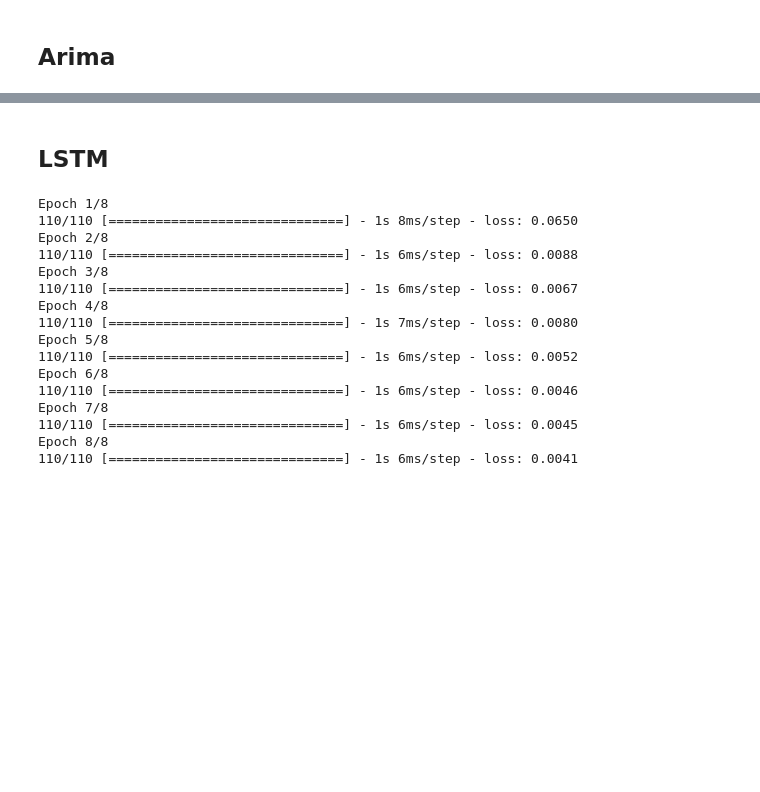
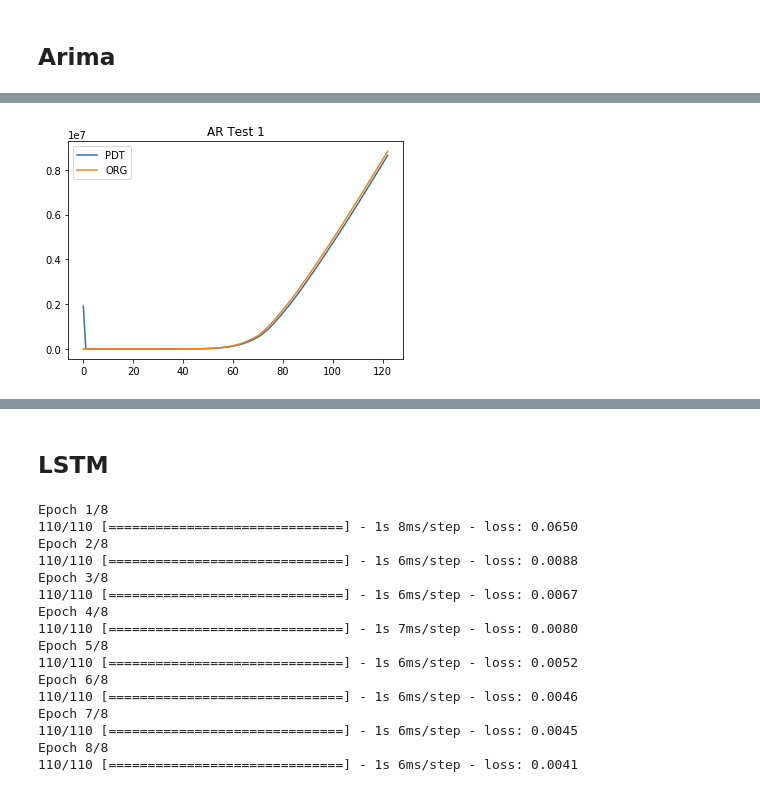
Before and after one commit to klchai/dashboard_coronavirus, a Jupyter notebook: server/prophet.ipynb, the cells around one changed output, grey strips where cells are left out. Saved outputs shown, nothing was run; the diff lists cells and outputs as text; code cells hidden in the pictures; blank space fills up the shorter version.

```diff
--- a/server/prophet.ipynb
+++ b/server/prophet.ipynb
@@ -72,7 +118,21 @@ pred_cnfrm = predgrp.loc[:,["Date","Confirmed"]]
+# %%
+def draw_ar(ts, w):
+    arma = ARMA(ts, order=(w,0)).fit(disp=-1)
+    ts_predict = arma.predict()
+
+    plt.clf()
+    plt.plot(ts_predict, label="PDT")
+    plt.plot(ts, label = "ORG")
+    plt.legend(loc="best")
+    plt.title("AR Test %s" % w)
 # %%
 confirm_cs = pred_cnfrm.cumsum()
 confirm_cs['date1'] = pred_cnfrm['Date']
 confirm_cs = confirm_cs.drop('Date',axis=1)
 arima_data = confirm_cs
 arima_data.columns = ['count','confirmed_date']
+# %%
+draw_ar(np.asarray(arima_data['count']),1)
+# %% [output]
+[figure, added]
 # %%
```
Also changed, not shown: parts of 17 cells of this notebook.
